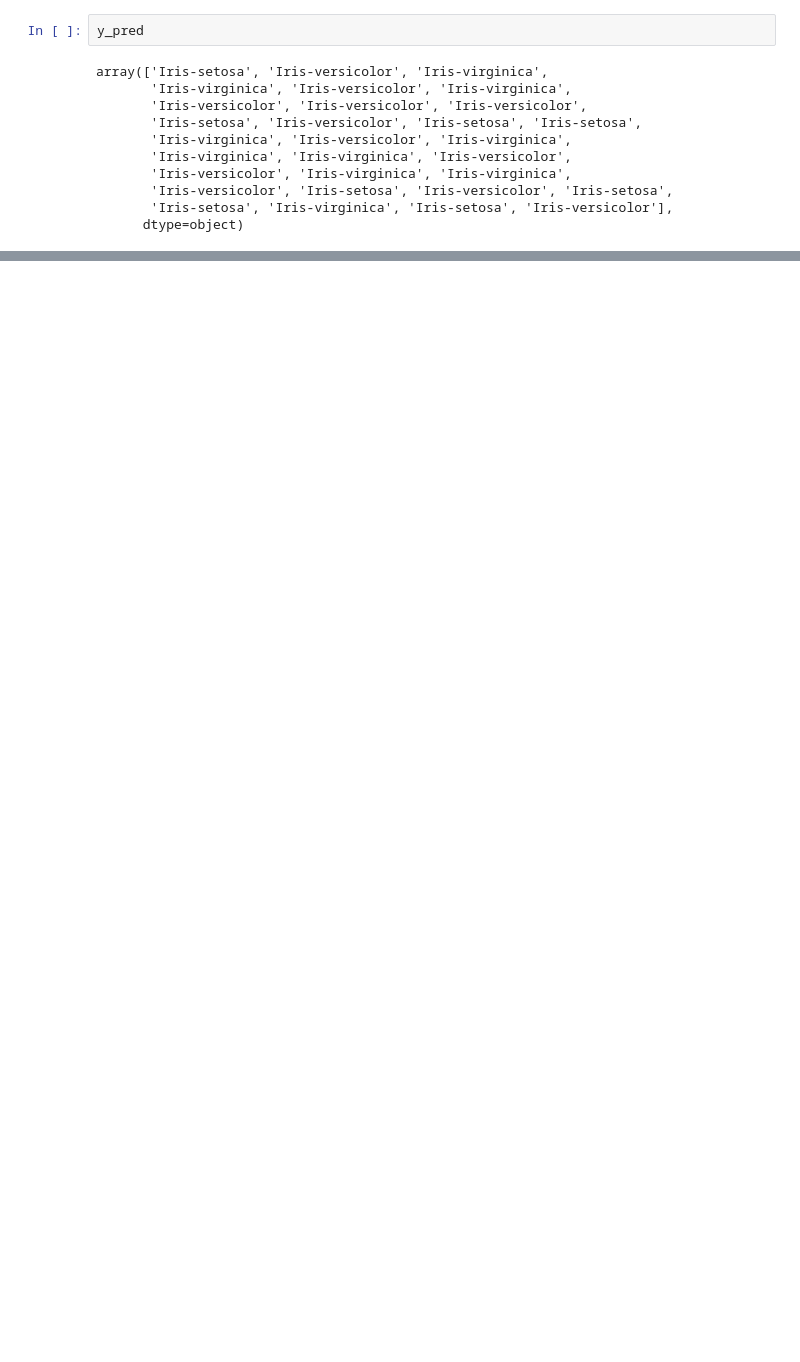
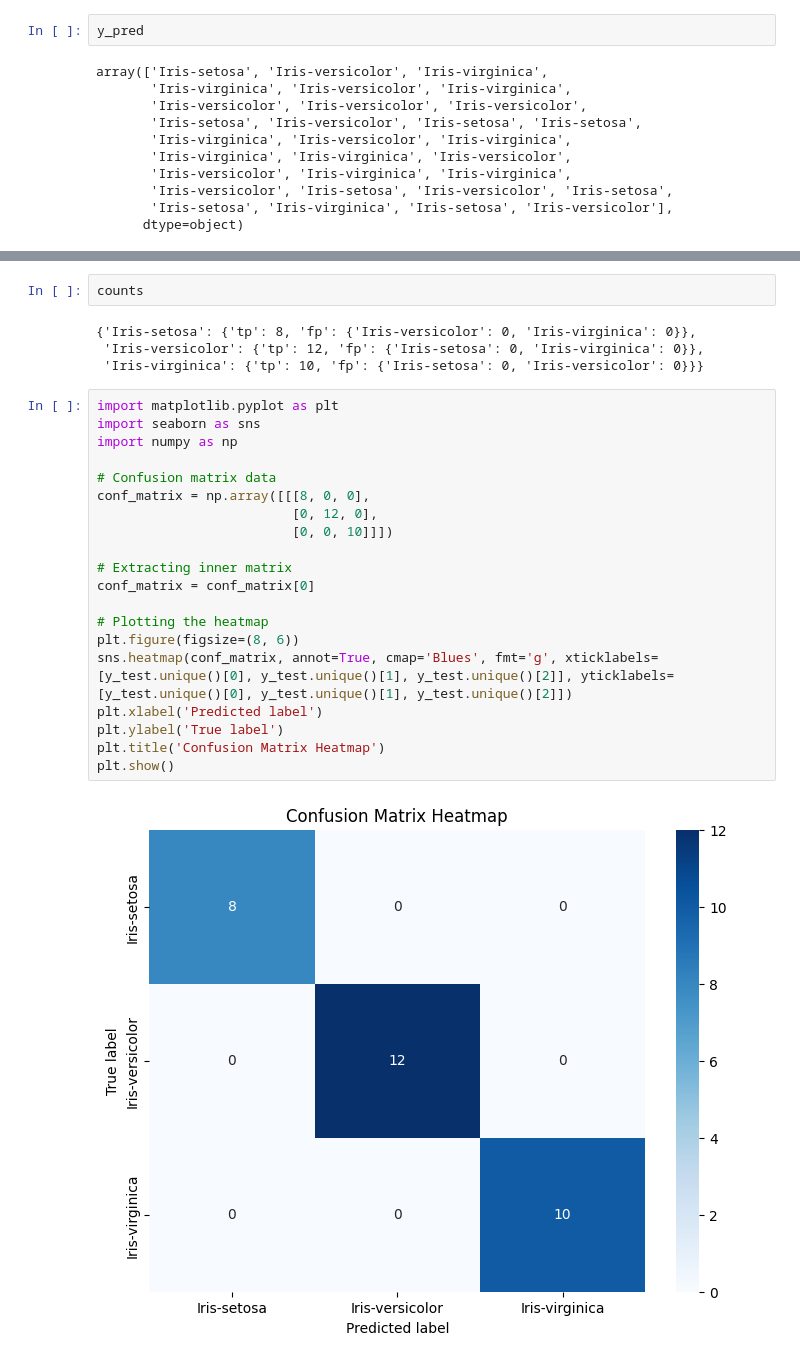
Before and after one commit to bhandariarun/365-365-days, a Jupyter notebook: April/Supervised.ipynb, the cells around one changed output, grey strips where cells are left out. Cells and saved outputs as stored; diff of their text form; blank space fills up the shorter version.

Commit message:
Data Science

```diff
--- a/April/Supervised.ipynb
+++ b/April/Supervised.ipynb
@@ -322,0 +389,28 @@ for i in range(len(y_test)):
+# %%
+counts
+# %% [output]
+{'Iris-setosa': {'tp': 8, 'fp': {'Iris-versicolor': 0, 'Iris-virginica': 0}},
+ 'Iris-versicolor': {'tp': 12, 'fp': {'Iris-setosa': 0, 'Iris-virginica': 0}},
+ 'Iris-virginica': {'tp': 10, 'fp': {'Iris-setosa': 0, 'Iris-versicolor': 0}}}
+# %%
+import matplotlib.pyplot as plt
+import seaborn as sns
+import numpy as np
+
+# Confusion matrix data
+conf_matrix = np.array([[[8, 0, 0],
+                         [0, 12, 0],
+                         [0, 0, 10]]])
+
+# Extracting inner matrix
+conf_matrix = conf_matrix[0]
+
+# Plotting the heatmap
+plt.figure(figsize=(8, 6))
+sns.heatmap(conf_matrix, annot=True, cmap='Blues', fmt='g', xticklabels=[y_test.unique()[0], y_test.unique()[1], y_test.unique()[2]], yticklabels=[y_test.unique()[0], y_test.unique()[1], y_test.unique()[2]])
+plt.xlabel('Predicted label')
+plt.ylabel('True label')
+plt.title('Confusion Matrix Heatmap')
+plt.show()
+# %% [output]
+[figure, added]
```
Also changed, not shown: parts of 19 cells of this notebook.
